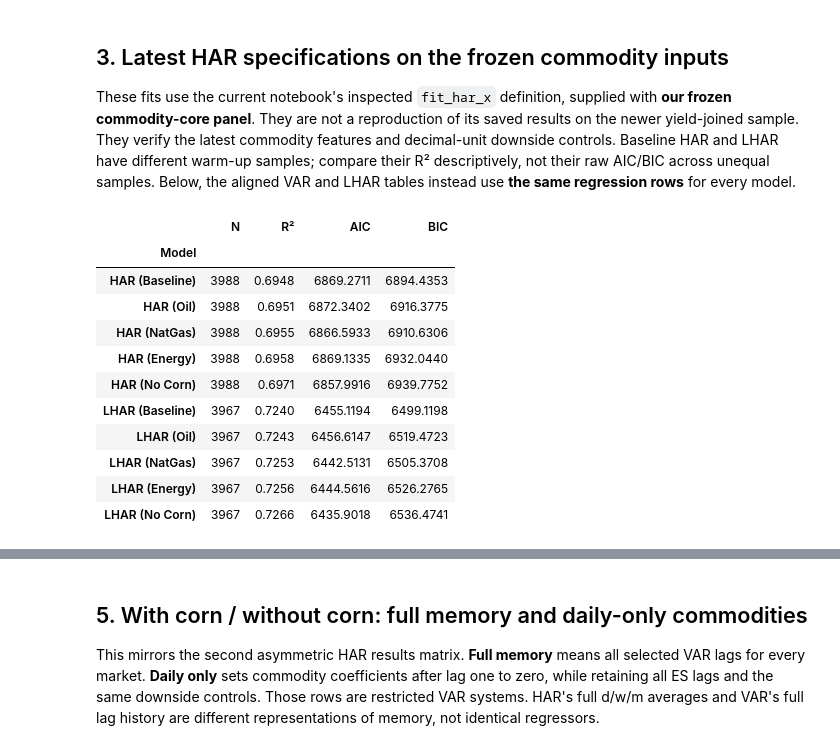
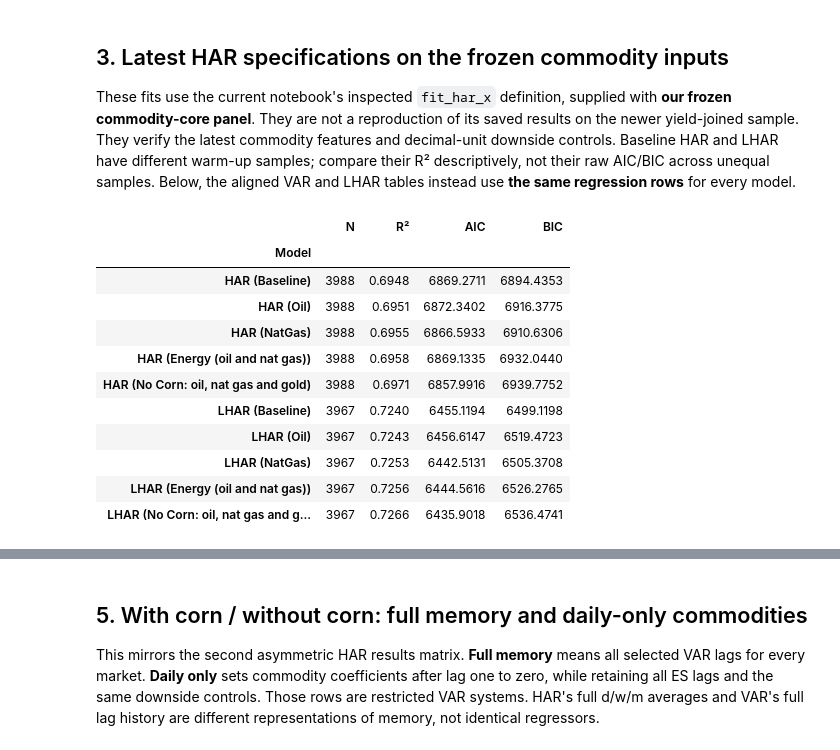
Before and after one commit to Deangr-econ/Quant_methods_project, a Jupyter notebook: VAR_QTFE.ipynb, the cells around one changed output, grey strips where cells are left out. Cells and saved outputs as stored; diff of their text form; code cells hidden in the pictures.

```diff
--- a/VAR_QTFE.ipynb
+++ b/VAR_QTFE.ipynb
@@ -221,26 +232,26 @@ tables instead use **the same regression rows** for every model.
 # %%
 har_reference = reference_har_function(ROOT / cfg['har_reference'])
 reference_rows = []
 for downside in [False, True]:
-    for label, assets in [('Baseline', []), ('Oil', ['CL']), ('NatGas', ['NG']), ('Energy', ['CL', 'NG']), ('No Corn', ['CL', 'NG', 'GC'])]:
+    for label, assets in [('Baseline', []), ('Oil', ['CL']), ('NatGas', ['NG']), ('Energy (oil and nat gas)', ['CL', 'NG']), ('No Corn: oil, nat gas and gold', ['CL', 'NG', 'GC'])]:
         fit = har_reference(wide, exog_symbols=assets, include_exog_horizons=True,
                             include_leverage=downside, hac_lags=cfg['hac_lags'])
         reference_rows.append({'Model': ('LHAR' if downside else 'HAR') + f' ({label})',
                                'N': int(fit.nobs), 'R²': fit.rsquared, 'AIC': fit.aic, 'BIC': fit.bic})
 reference_table = pd.DataFrame(reference_rows).set_index('Model')
 show_table(reference_table)
 reference_table.to_csv(OUTPUT / 'current_har_reference.csv')
 # %% [output]
 |  | N | R² | AIC | BIC |
 | Model |  |  |  |  |
 | HAR (Baseline) | 3988 | 0.6948 | 6869.2711 | 6894.4353 |
 | HAR (Oil) | 3988 | 0.6951 | 6872.3402 | 6916.3775 |
 | HAR (NatGas) | 3988 | 0.6955 | 6866.5933 | 6910.6306 |
-| HAR (Energy) | 3988 | 0.6958 | 6869.1335 | 6932.0440 |
-| HAR (No Corn) | 3988 | 0.6971 | 6857.9916 | 6939.7752 |
+| HAR (Energy (oil and nat gas)) | 3988 | 0.6958 | 6869.1335 | 6932.0440 |
+| HAR (No Corn: oil, nat gas and gold) | 3988 | 0.6971 | 6857.9916 | 6939.7752 |
 | LHAR (Baseline) | 3967 | 0.7240 | 6455.1194 | 6499.1198 |
 | LHAR (Oil) | 3967 | 0.7243 | 6456.6147 | 6519.4723 |
 | LHAR (NatGas) | 3967 | 0.7253 | 6442.5131 | 6505.3708 |
-| LHAR (Energy) | 3967 | 0.7256 | 6444.5616 | 6526.2765 |
-| LHAR (No Corn) | 3967 | 0.7266 | 6435.9018 | 6536.4741 |
+| LHAR (Energy (oil and nat gas)) | 3967 | 0.7256 | 6444.5616 | 6526.2765 |
+| LHAR (No Corn: oil, nat gas and g... | 3967 | 0.7266 | 6435.9018 | 6536.4741 |
 # %% [markdown]
```
Also changed, not shown: parts of 16 cells of this notebook, 20 other files.
